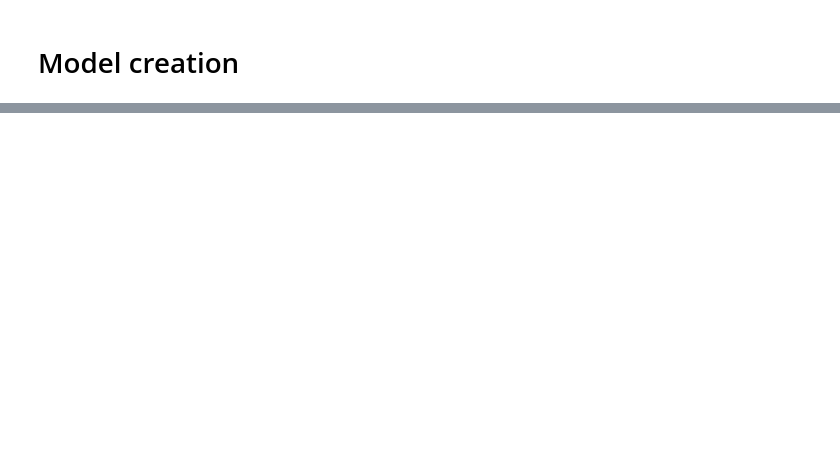
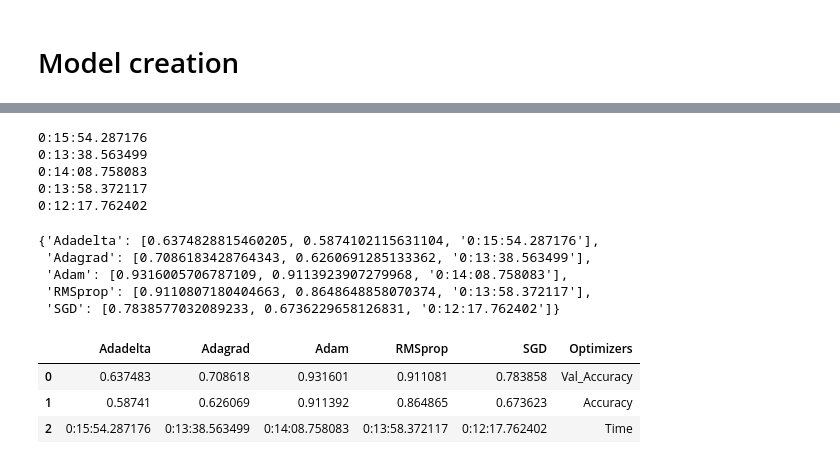
Before and after one commit to Brenjoel/Diagnosis_of_Respiratory_Diseases, a Jupyter notebook: Project.ipynb, the cells around one changed output, grey strips where cells are left out. Cells and saved outputs as stored; diff of their text form; code cells hidden in the pictures; blank space fills up the shorter version.

```diff
--- a/Project.ipynb
+++ b/Project.ipynb
@@ -184,5 +298,32 @@ for i in optimizers:
 #     pass
 # t2=datetime.now()
 # print("Time taken for",i," is ",t2-t1)
+# %%
+for i in optimizers:
+        t=result[i][2]
+        print(t)
+        result[i][2]=str(t)
+# %% [output]
+0:15:54.287176
+0:13:38.563499
+0:14:08.758083
+0:13:58.372117
+0:12:17.762402
 # %%
-print(result)
+result
+# %% [output]
+{'Adadelta': [0.6374828815460205, 0.5874102115631104, '0:15:54.287176'],
+ 'Adagrad': [0.7086183428764343, 0.6260691285133362, '0:13:38.563499'],
+ 'Adam': [0.9316005706787109, 0.9113923907279968, '0:14:08.758083'],
+ 'RMSprop': [0.9110807180404663, 0.8648648858070374, '0:13:58.372117'],
+ 'SGD': [0.7838577032089233, 0.6736229658126831, '0:12:17.762402']}
+# %%
+res = pd.DataFrame.from_dict(result)
+# %%
+res['Optimizers']=['Val_Accuracy','Accuracy','Time']
+res
+# %% [output]
+|  | Adadelta | Adagrad | Adam | RMSprop | SGD | Optimizers |
+| 0 | 0.637483 | 0.708618 | 0.931601 | 0.911081 | 0.783858 | Val_Accuracy |
+| 1 | 0.58741 | 0.626069 | 0.911392 | 0.864865 | 0.673623 | Accuracy |
+| 2 | 0:15:54.287176 | 0:13:38.563499 | 0:14:08.758083 | 0:13:58.372117 | 0:12:17.762402 | Time |
```
Also changed, not shown: parts of 15 cells of this notebook, 2 other files.
